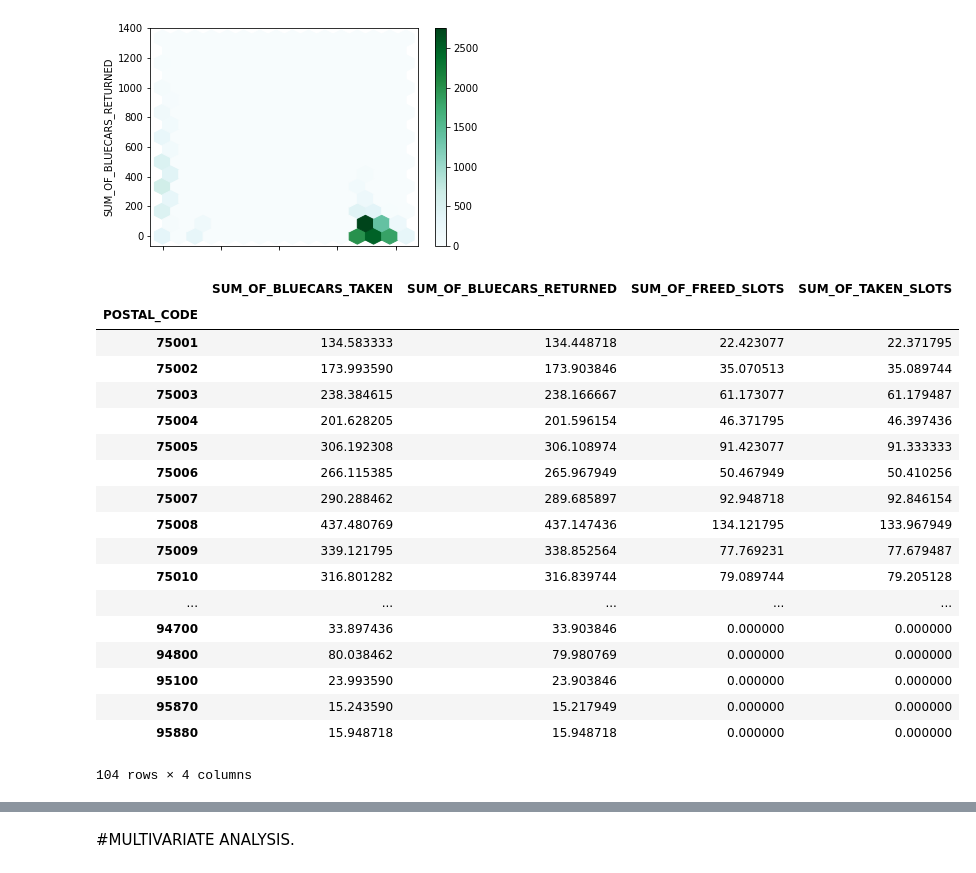
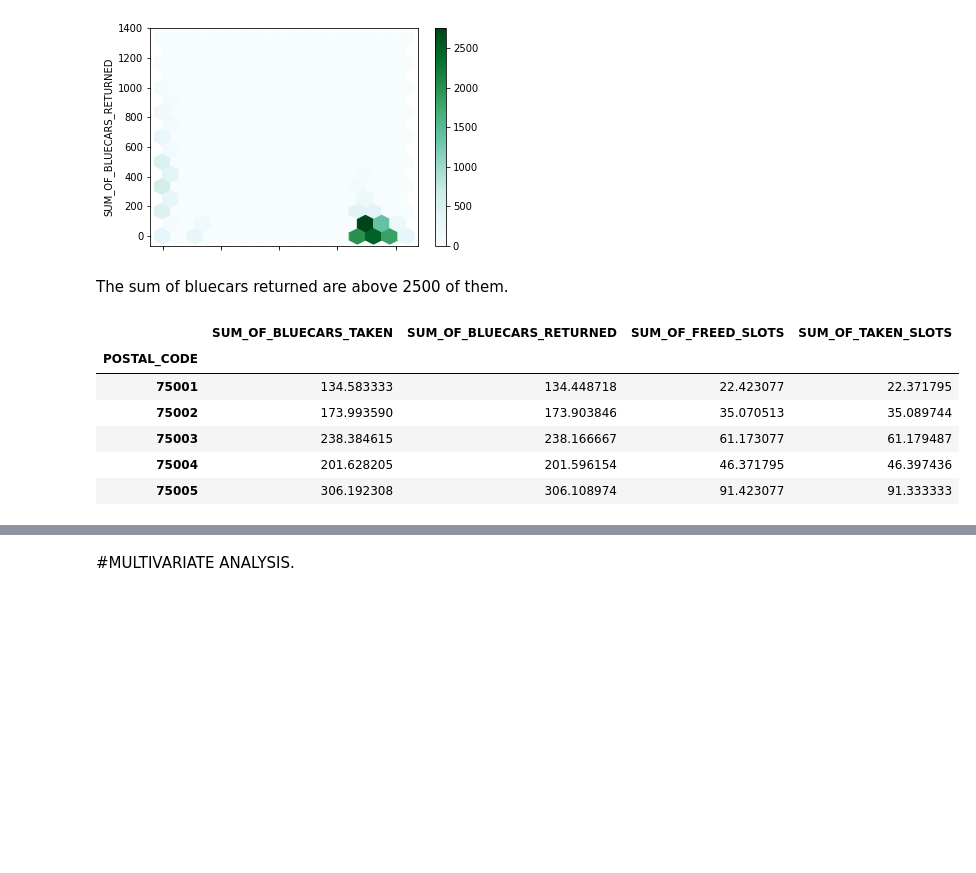
Before and after one commit to theBuluku/The-Autolib-Super-Project, a Jupyter notebook: The_Autolib_Super_Project.ipynb, the cells around one changed output, grey strips where cells are left out. Cells and saved outputs as stored; diff of their text form; code cells hidden in the pictures; blank space fills up the shorter version.

```diff
--- a/The_Autolib_Super_Project.ipynb
+++ b/The_Autolib_Super_Project.ipynb
@@ -122,4 +124,4 @@ autolib_dataset.describe()
 #DATA CLEANING.
 # %%
 #Dropping unnecessary columns
-autolib_dataset.drop(["Utilib_taken_sum", "Utilib_returned_sum","Utilib_14_taken_sum","Utilib_14_returned_sum"], axis = 1, inplace = True)
+autolib_dataset.drop(["Utilib_taken_sum", "Utilib_returned_sum","Utilib_14_taken_sum","Utilib_14_returned_sum","date"], axis = 1, inplace = True)
@@ -132,7 +136,7 @@ Index(['Postal code', 'date', 'n_daily_data_points', 'dayOfWeek', 'day_type',
        'Slots_taken_sum'],
       dtype='object')
 # %%
-autolib_dataset=autolib_dataset.rename({'Postal code':'POSTAL_CODE','date':'DATE','n_daily_data_points':'DAILY_DATA_POINTS','dayOfWeek':'DAY','day_type':'DAY_TYPE','BlueCars_taken_sum':'SUM_OF_BLUECARS_TAKEN','BlueCars_returned_sum':'SUM_OF_BLUECARS_RETURNED','Slots_freed_sum':'SUM_OF_FREED_SLOTS','Slots_taken_sum':'SUM_OF_TAKEN_SLOTS'}, axis='columns')
+autolib_dataset=autolib_dataset.rename({'Postal code':'POSTAL_CODE','n_daily_data_points':'DAILY_DATA_POINTS','dayOfWeek':'DAY','day_type':'DAY_TYPE','BlueCars_taken_sum':'SUM_OF_BLUECARS_TAKEN','BlueCars_returned_sum':'SUM_OF_BLUECARS_RETURNED','Slots_freed_sum':'SUM_OF_FREED_SLOTS','Slots_taken_sum':'SUM_OF_TAKEN_SLOTS'}, axis='columns')
 
 autolib_dataset.head()
 # %% [output]
@@ -159,0 +164,5 @@ autolib_dataset.head(10)
+# %%
+#converting the day of the week to Monday Tuesday Wednesday Thursday and Friday for easier visualiztion
+#
+autolib_dataset['DAY'] = autolib_dataset.DAY.map({0:"Monday", 1:"Tuesday",2:"Wednesday",3:"Thursday", 4:"Friday"})
+autolib_dataset['DAY'].head()
@@ -296,26 +323,16 @@ autolib_dataset.plot.hexbin(x='POSTAL_CODE', y='SUM_OF_BLUECARS_RETURNED', grids
 # %% [output]
 <matplotlib.axes._subplots.AxesSubplot at 0x...>
 [figure]
+# %% [markdown]
+The sum of bluecars returned are above 2500 of them.
 # %%
 autolib_stat = autolib_dataset.groupby('POSTAL_CODE').mean()[['SUM_OF_BLUECARS_TAKEN',	'SUM_OF_BLUECARS_RETURNED',	'SUM_OF_FREED_SLOTS',	'SUM_OF_TAKEN_SLOTS']]
-autolib_stat
+autolib_stat.head()
 # %% [output]
 |  | SUM_OF_BLUECARS_TAKEN | SUM_OF_BLUECARS_RETURNED | SUM_OF_FREED_SLOTS | SUM_OF_TAKEN_SLOTS |
 | POSTAL_CODE |  |  |  |  |
 | 75001 | 134.583333 | 134.448718 | 22.423077 | 22.371795 |
 | 75002 | 173.993590 | 173.903846 | 35.070513 | 35.089744 |
 | 75003 | 238.384615 | 238.166667 | 61.173077 | 61.179487 |
 | 75004 | 201.628205 | 201.596154 | 46.371795 | 46.397436 |
 | 75005 | 306.192308 | 306.108974 | 91.423077 | 91.333333 |
-| 75006 | 266.115385 | 265.967949 | 50.467949 | 50.410256 |
-| 75007 | 290.288462 | 289.685897 | 92.948718 | 92.846154 |
-| 75008 | 437.480769 | 437.147436 | 134.121795 | 133.967949 |
-| 75009 | 339.121795 | 338.852564 | 77.769231 | 77.679487 |
-| 75010 | 316.801282 | 316.839744 | 79.089744 | 79.205128 |
-| ... | ... | ... | ... | ... |
-| 94700 | 33.897436 | 33.903846 | 0.000000 | 0.000000 |
-| 94800 | 80.038462 | 79.980769 | 0.000000 | 0.000000 |
-| 95100 | 23.993590 | 23.903846 | 0.000000 | 0.000000 |
-| 95870 | 15.243590 | 15.217949 | 0.000000 | 0.000000 |
-| 95880 | 15.948718 | 15.948718 | 0.000000 | 0.000000 |
-104 rows × 4 columns
```
Also changed, not shown: parts of 43 cells of this notebook.
